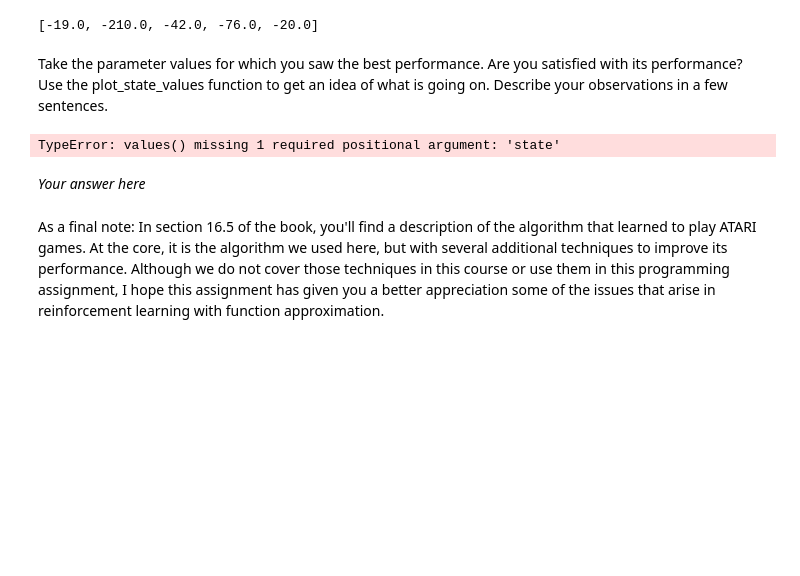
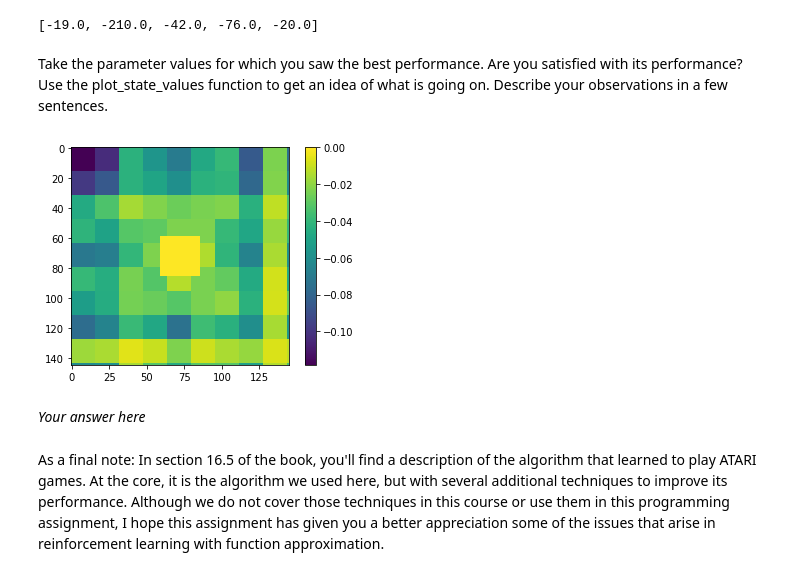
Before and after one commit to ottomattas/INFOMAML, a Jupyter notebook: Assignments/AML_assignment3.ipynb, the cells around one changed output. Cells and saved outputs as stored; diff of their text form; code cells hidden in the pictures; blank space fills up the shorter version.

Commit message:
target update rework

```diff
--- a/Assignments/AML_assignment3.ipynb
+++ b/Assignments/AML_assignment3.ipynb
@@ -274,9 +273,6 @@ def semi_gradient_n_step_q_learning(value_function, n=1, epsilon=0.0, learning=T
     # initialize memory (state, action, reward)
     memory = []
     memory.append((current_state,current_action,0))
-
-    # slicer
-    last_n_slice = slice(-n+1, None)
 
     # termination time
     T = float('inf')
@@ -307,11 +303,19 @@ def semi_gradient_n_step_q_learning(value_function, n=1, epsilon=0.0, learning=T
             target = 0.0
 
             # Your code here
-            G = sum([Gamma[i]*[index[2] for index in memory[-n:]][i] for i in range(n)])
-            target = G + gamma**n * value_function.state_value(new_state)
-
-            while len(memory) > 2*n:
-                memory.pop(0)
+            # sommeer van update_time +1 tot mmin(update_time+n,T)
+            # gamma**(i-update_time-1) R_i
+            extent = min(n,T-update_time)
+            #print(memory)
+            #print([memory[i for i in range(1,extent+1)])
+            #print([index[2] for index in memory[-extent:]])
+            #print([Gamma[i]*[index[2] for index in memory[-n:]][i] for i in range(n)])
+            #print(time, [Gamma[i]*[index[2] for index in memory[-extent:]][i] for i in range(extent)])
+            G = sum([Gamma[i]*[index[2] for index in memory[-extent:]][i] for i in range(extent)])
+            if update_time+n<T:
+                target = G + gamma**n * value_function.state_value(new_state)
+            else:
+                target = G
 
             # update the state value function
             value_function.learn(current_state, current_action, target) # Fill in the blanks
@@ -323,6 +327,4 @@ def semi_gradient_n_step_q_learning(value_function, n=1, epsilon=0.0, learning=T
             current_state = new_state
             current_action = new_action
 
-    memory.clear()
-
     return total_reward
@@ -359,10 +371,13 @@ Take the parameter values for which you saw the best performance. Are you satisf
 # %%
 # Your code here
-value_function = ValueFunction(1e-5)
-semi_gradient_n_step_q_learning(value_function, n=100, epsilon=.1)
-plot_state_values(value_function, 5)
+value_function = LinearValueFunction(1e-5)
+i=0
+while i<1000:
+    semi_gradient_n_step_q_learning(value_function, n=60, epsilon=.1)
+    i = i+1
+plot_state_values(value_function, 1)
 # %% [output]
-TypeError: values() missing 1 required positional argument: 'state'
+[figure, added]
 # %% [markdown]
 *Your answer here*
 # %% [markdown]
```
Also changed, not shown: parts of 5 cells of this notebook.
